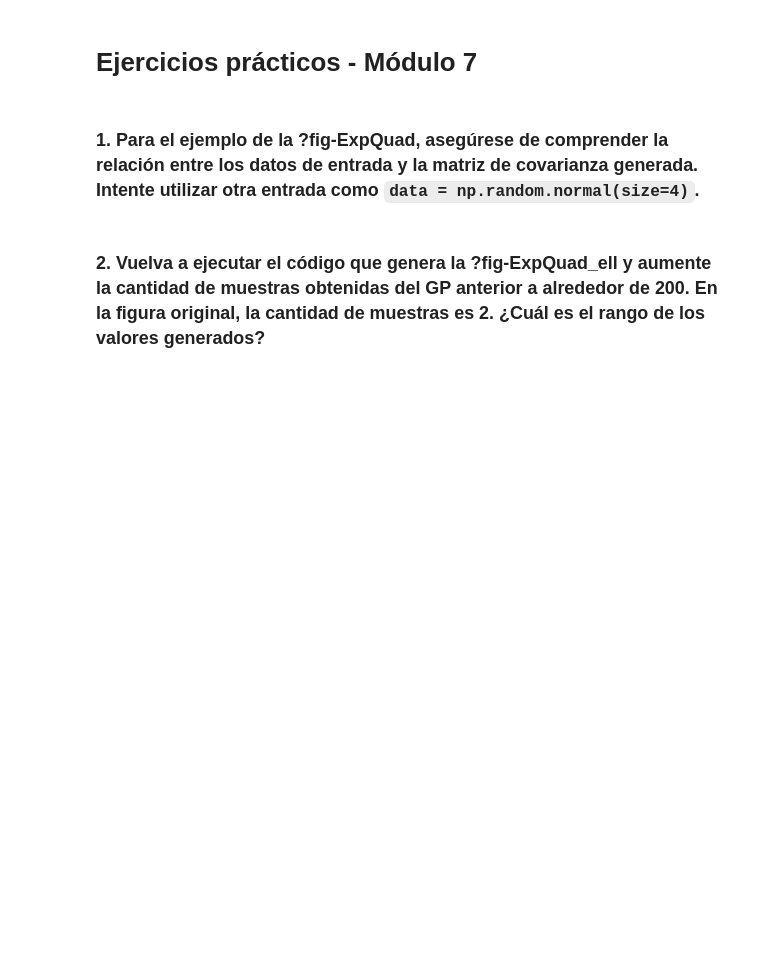
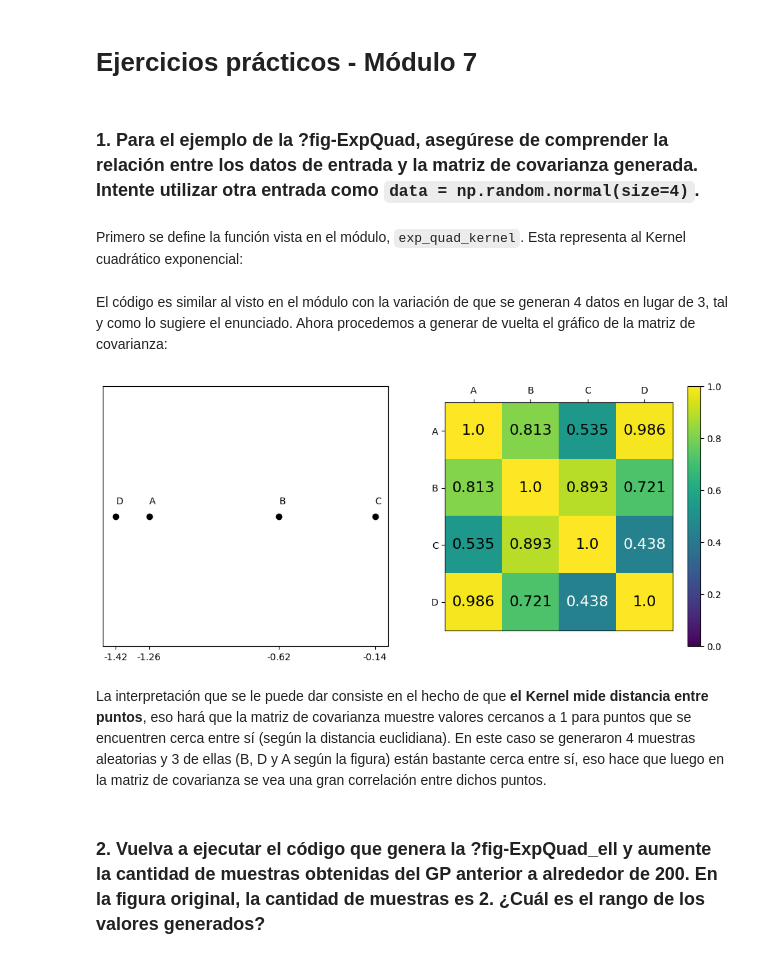
Before and after one commit to Gerardo1909/EEI2_ejercicios, a Jupyter notebook: ejercicios/modulo7.ipynb, the cells around one changed output. Saved outputs shown, nothing was run; the diff lists cells and outputs as text; code cells hidden in the pictures; blank space fills up the shorter version.

Commit message:
tarea(modulo7): Se agregan respuestas completas de todos los ejercicios del módulo.

```diff
--- a/ejercicios/modulo7.ipynb
+++ b/ejercicios/modulo7.ipynb
@@ -14,5 +13,47 @@ import warnings
 warnings.simplefilter(action='ignore', category=FutureWarning)
 # %% [markdown]
 ### 1. Para el ejemplo de la ?fig-ExpQuad, asegúrese de comprender la relación entre los datos de entrada y la matriz de covarianza generada. Intente utilizar otra entrada como `data = np.random.normal(size=4)`.
+# %% [markdown]
+Primero se define la función vista en el módulo, `exp_quad_kernel`. Esta representa al Kernel cuadrático exponencial:
+# %%
+def exp_quad_kernel(x, xi, ℓ=1):
+    """kernel cuadrático exponencial"""
+    return np.array([np.exp(-(x-x_i)**2 / (2*ℓ**2)) for x_i in xi])
+
+
+labels = ["A", "B", "C", "D"]
+datos = np.random.normal(size=4)
+cov = exp_quad_kernel(datos, datos, 1)
+# %% [markdown]
+El código es similar al visto en el módulo con la variación de que se generan 4 datos en lugar de 3, tal y como lo sugiere el enunciado. Ahora procedemos a generar de vuelta el gráfico de la matriz de covarianza:
+# %%
+fig, ax = plt.subplots(1, 2, figsize=(12, 5))
+ax = np.ravel(ax)
+
+ax[0].plot(datos, np.zeros_like(datos), 'ko')
+ax[0].set_yticks([])
+for i, l in zip(datos, labels):
+    ax[0].text(i, 0+0.005, l)
+ax[0].set_xticks(datos)
+ax[0].set_xticklabels(np.round(datos, 2))
+
+ax[1].grid(False)
+im = ax[1].imshow(cov, vmin=0, vmax=1)
+colors = ['w', 'k']
+for i in range(len(cov)):
+    for j in range(len(cov)):
+        ax[1].text(j, i, round(cov[i, j], 3),
+                   color=colors[int(im.norm(cov[i, j]) > 0.5)],
+                   ha='center', va='center', fontdict={'size': 16})
+ax[1].set_xticks(range(len(datos)), labels)
+ax[1].set_yticks(range(len(datos)), labels)
+ax[1].xaxis.tick_top()
+fig.colorbar(im, ax=ax[1])
+
+plt.show()
+# %% [output]
+[figure, added]
+# %% [markdown]
+La interpretación que se le puede dar consiste en el hecho de que **el Kernel mide distancia entre puntos**, eso hará que la matriz de covarianza muestre valores cercanos a 1 para puntos que se encuentren cerca entre sí (según la distancia euclidiana). En este caso se generaron 4 muestras aleatorias y 3 de ellas (B, D y A según la figura) están bastante cerca entre sí, eso hace que luego en la matriz de covarianza se vea una gran correlación entre dichos puntos.
 # %% [markdown]
 ### 2. Vuelva a ejecutar el código que genera la ?fig-ExpQuad_ell y aumente la cantidad de muestras obtenidas del GP anterior a alrededor de 200. En la figura original, la cantidad de muestras es 2. ¿Cuál es el rango de los valores generados?
```
Also changed, not shown: parts of 45 cells of this notebook.
